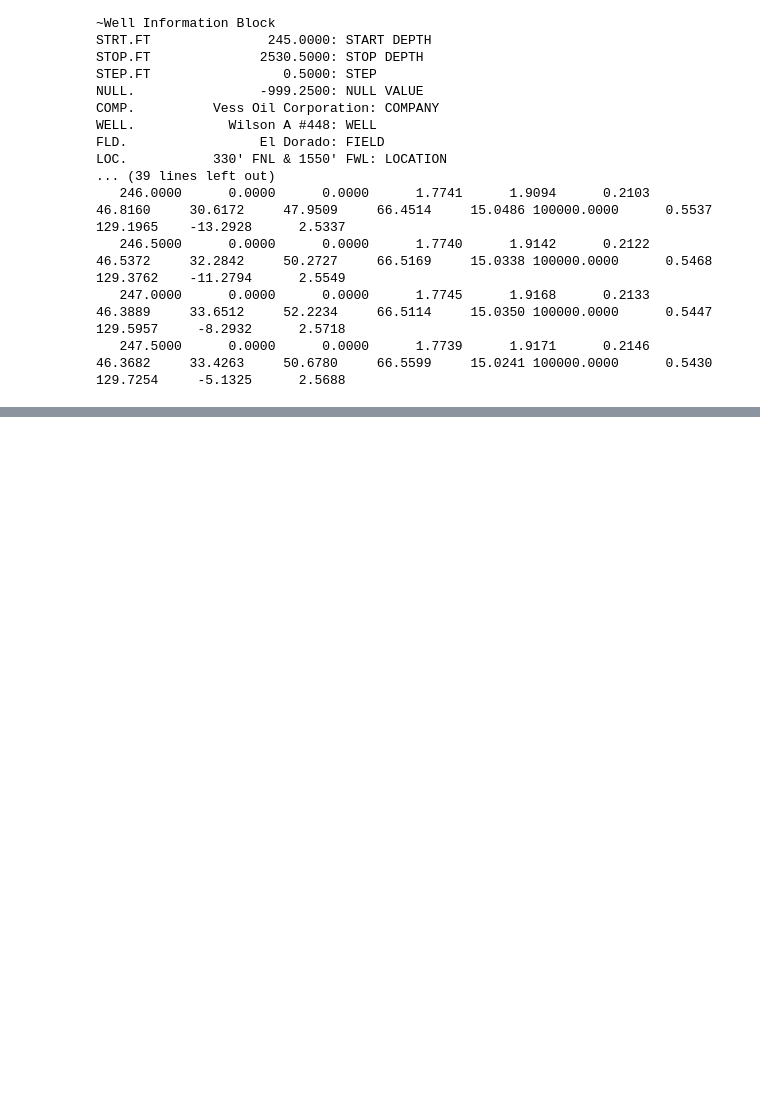
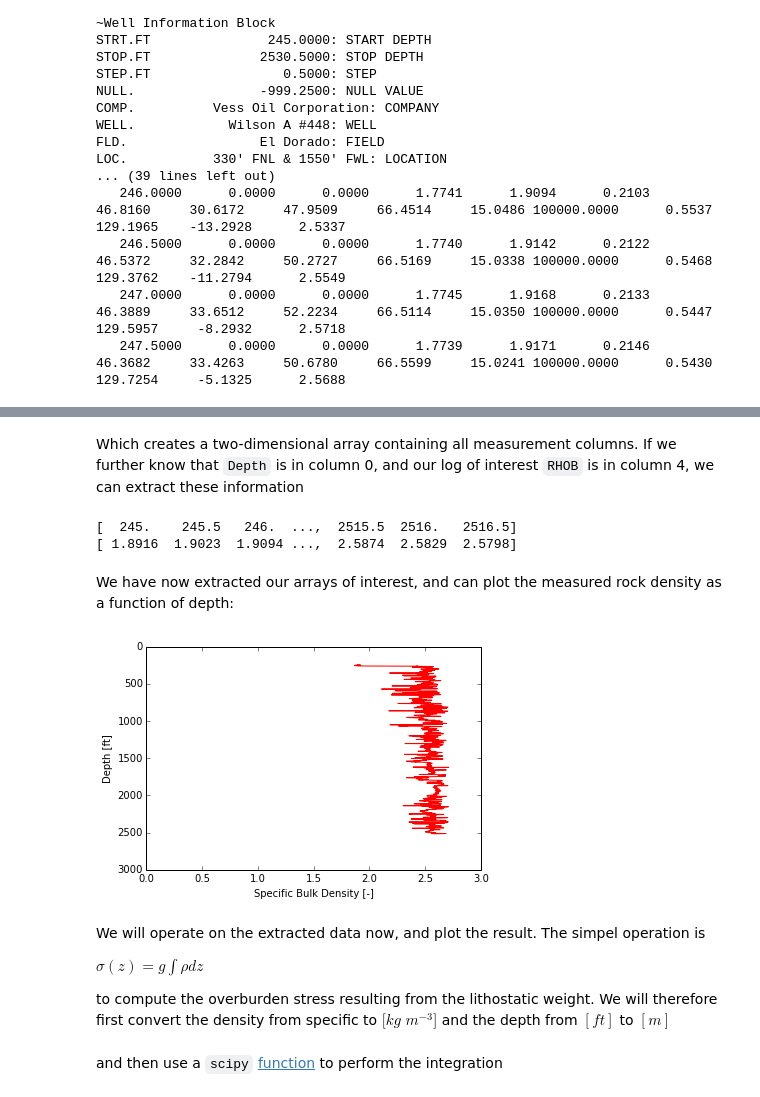
Before and after one commit to philippslang/nummet_I, a Jupyter notebook: LoadingPlotting.ipynb, the cells around one changed output, grey strips where cells are left out. Drawn from its saved outputs; the diff is of its cells as text; code cells hidden in the pictures; blank space fills up the shorter version.

Commit message:
simplified load and plot module

```diff
--- a/LoadingPlotting.ipynb
+++ b/LoadingPlotting.ipynb
@@ -110,0 +44,3 @@ plot_log(depth_m, overburden_stress/1E6, r'$\sigma_v$ [MPa]', depth_unit='m')
+# %%
+las_data = np.loadtxt(fname, skiprows=49)
+print las_data
@@ -110,0 +61,29 @@ plot_log(depth_m, overburden_stress/1E6, r'$\sigma_v$ [MPa]', depth_unit='m')
+# %% [markdown]
+Which creates a two-dimensional array containing all measurement columns. If we further know that `Depth` is in column 0, and our log of interest `RHOB` is in column 4, we can extract these information
+# %%
+las_depth = las_data[:,0] # all rows of column 0
+las_rhob = las_data[:,4]  # all rows of column 4
+print las_depth
+print las_rhob
+# %% [output]
+[  245.    245.5   246.  ...,  2515.5  2516.   2516.5]
+[ 1.8916  1.9023  1.9094 ...,  2.5874  2.5829  2.5798]
+# %% [markdown]
+We have now extracted our arrays of interest, and can plot the measured rock density as a function of depth:
+# %%
+plt.plot(las_rhob, las_depth, color='r')
+# so that depth, albeit positive, increases downward
+plt.gca().invert_yaxis()
+# cosmetics
+plt.xlim(0.,3.)
+plt.xlabel('Specific Bulk Density [-]')
+plt.ylabel('Depth [ft]')
+plt.show()
+# %% [output]
+[figure, added]
+# %% [markdown]
+We will operate on the extracted data now, and plot the result. The simpel operation is
+
+$\sigma(z) = g \int \rho dz$
+
+to compute the overburden stress resulting from the lithostatic weight. We will therefore first convert the density from specific to $[kg$ $m^{-3}]$ and the depth from $[ft]$ to $[m]$
@@ -110,0 +93,2 @@ plot_log(depth_m, overburden_stress/1E6, r'$\sigma_v$ [MPa]', depth_unit='m')
+# %% [markdown]
+and then use a `scipy` <a href="http://docs.scipy.org/doc/scipy-0.14.0/reference/generated/scipy.integrate.cumtrapz.html">function</a> to perform the integration
```
Also changed, not shown: parts of 16 cells of this notebook, 1 other file.
